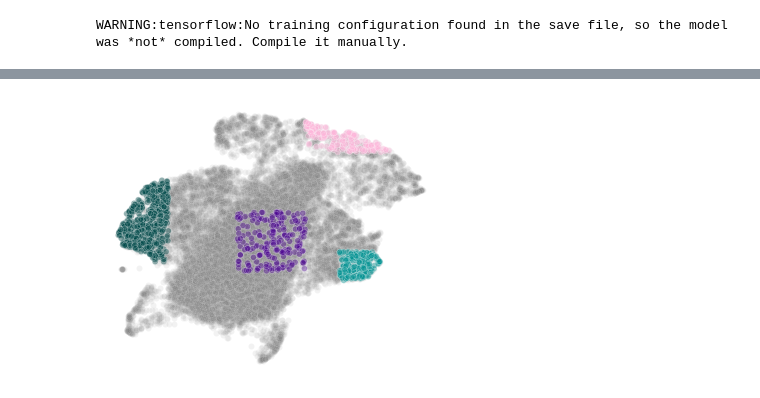
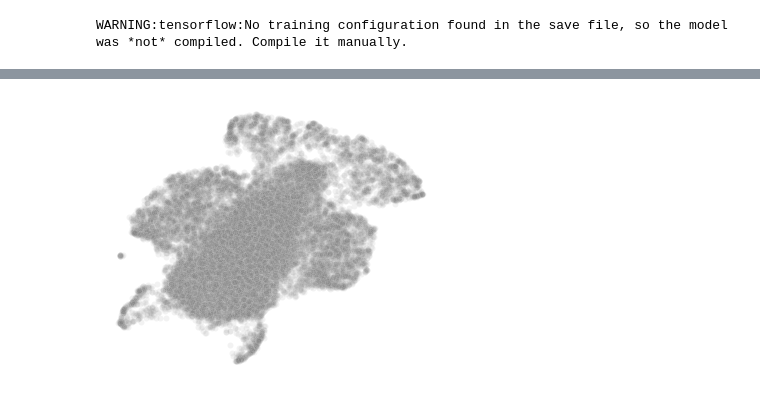
Before and after one commit to shtoneyan/gopher, a Jupyter notebook: tutorials/umap_and_saliency.ipynb, the cells around one changed output, grey strips where cells are left out. Saved outputs shown, nothing was run; the diff lists cells and outputs as text; code cells hidden in the pictures.

```diff
--- a/tutorials/umap_and_saliency.ipynb
+++ b/tutorials/umap_and_saliency.ipynb
@@ -16,5 +16,5 @@ import saliency_embed
 The autoreload extension is already loaded. To reload it, use:
   %reload_ext autoreload
 # %%
-testset, targets = evaluate.collect_whole_testset('../data/15_ATAC_chr8/', coords=True)
+testset, targets = evaluate.collect_whole_testset('../../datasets/quantitative_data/testset/', coords=True)
 np_C, np_X, np_Y = utils.convert_tfr_to_np(testset)
@@ -21,7 +25,6 @@ np_C, np_X, np_Y = utils.convert_tfr_to_np(testset)
 # %%
 # load and get model layer
-run_path = glob.glob('../../wandb/*/run-20211023_095131-w6okxt01')[0]
-
+run_path = glob.glob('../../trained_models/**/run-20211023_095131-w6okxt01', recursive=True)[0]
 layer = -3
 model, bin_size = utils.read_model(run_path, compile_model=False)
 aux_model = tf.keras.Model(inputs=model.inputs, outputs=model.layers[layer].output)
@@ -36,8 +39,8 @@ thresholded_C, thresholded_X, thresholded_Y = utils.threshold_cell_line_np(np_C,
                                                                            np_Y,
                                                                            cell_line,
                                                                            more_than=threshold)
-idr_class = saliency_embed.label_idr_peaks(thresholded_C, cell_line, bedfile1='../data/15_ATAC_chr8/sequences.bed',
-                                           bedfile2='../data/cell_line_specific_test_sets/cell_line_13/complete/peak_centered/i_2048_w_1.bed',
+idr_class = saliency_embed.label_idr_peaks(thresholded_C, cell_line, bedfile1='../../datasets/quantitative_data/testset/sequences.bed',
+                                           bedfile2='../../datasets/quantitative_data/cell_line_testsets/cell_line_13/complete/peak_centered/i_2048_w_1.bed',
                                            fraction_overlap=0.5)
 predictions = utils.predict_np(thresholded_X, model, batch_size=32, reshape_to_2D=False)
 interm_representations = utils.predict_np(thresholded_X, aux_model, batch_size=32, reshape_to_2D=True)
@@ -57,23 +59,0 @@ embeddings.to_csv('tutorial_outputs/UMAP_embeddings.csv', index=None)
-# %%
-# slice different parts of the seamonster
-colorblind_pallete = ["#000000","#004949","#009292","#ffb6db", #"#ff6db6",
-                     "#490092","#006ddb","#b66dff","#6db6ff","#b6dbff",
-                     "#920000","#924900","#db6d00","#24ff24","#ffff6d"]
-
-conditions = {'left IDR': saliency_embed.select(embeddings, upper_lim_1=-1, lower_lim_2=5, idr='y'),
-              'right IDR': saliency_embed.select(embeddings, lower_lim_1=4, upper_lim_2=6, idr='y'),
-              'top IDR': saliency_embed.select(embeddings, lower_lim_1=3, lower_lim_2=11, idr='y'),
-              'center IDR': saliency_embed.select(embeddings, lower_lim_1=1,
-                                   upper_lim_1=3, lower_lim_2=5, upper_lim_2=8, idr='y')
-             }
-
-# add splice labels
-labels = np.array(['IDR' if e else 'non-IDR' for e in embeddings['IDR'].values])
-labels = labels.astype('U25')
-color_correspondance = {'non-IDR':'#B2BABB',
-                        'IDR':'#FF5733'}
-for i, (l, c) in enumerate(conditions.items()):
-    print(l)
-    labels[c] = l
-    color_correspondance[l] = colorblind_pallete[i+1]
-embeddings['labels'] = labels
@@ -89,20 +60,11 @@ center IDR
 # %%
 fig, ax = plt.subplots(1,figsize=[6,5])
 
-sns.scatterplot(data=embeddings,
+ax = sns.scatterplot(data=embeddings,
                x='UMAP 1', y='UMAP 2',
                alpha=0.1,
                color='grey',
                ax=ax)
-df = embeddings.sort_values('labels')
-df = df[(df['labels']!='IDR')&(df['labels']!='non-IDR')]
-df.to_csv('tutorial_outputs/df_labelled_emb.csv', index=None)
-sns.scatterplot(data=df,
-               x='UMAP 1', y='UMAP 2',
-               hue='labels', alpha=0.4,
-               palette=color_correspondance,
-               ax=ax)
-ax.get_legend().remove()
 ax.set_axis_off()
 # %% [output]
-[figure, old version]
+[figure, new version]
```
Also changed, not shown: parts of 6 cells of this notebook, 9 other files.
